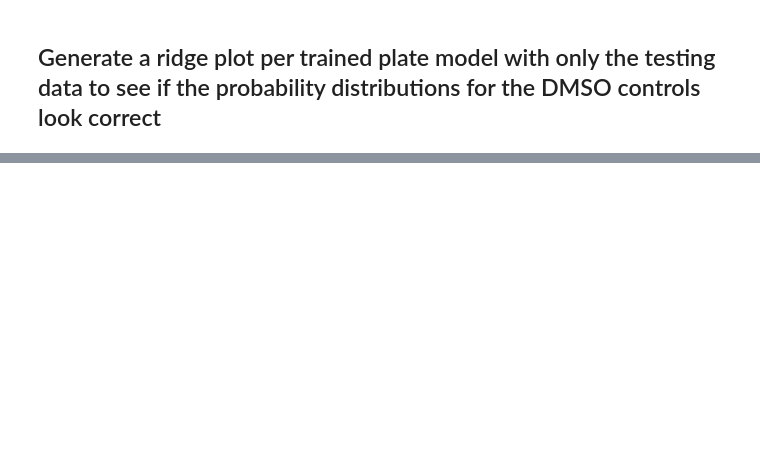
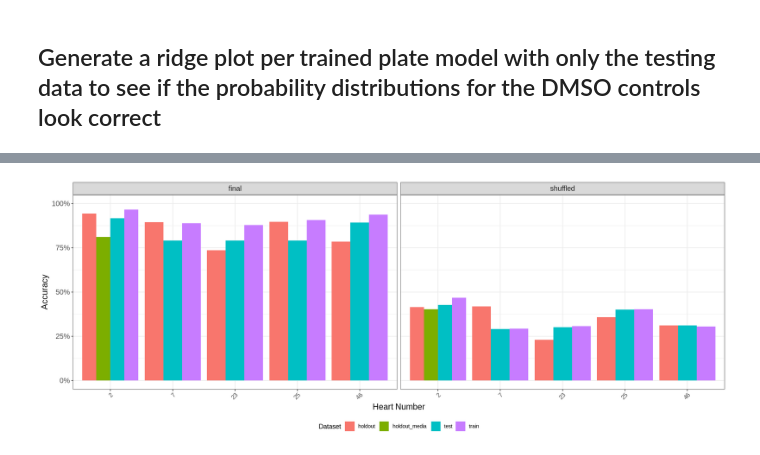
Before and after one commit to WayScience/predicting_cardiac_fibrosis_etiologies, a Jupyter notebook: 5.machine_learning/3.vis_model_performance.ipynb, the cells around one changed output, grey strips where cells are left out. Drawn from its saved outputs; the diff is of its cells as text; code cells hidden in the pictures; blank space fills up the shorter version.

```diff
--- a/5.machine_learning/3.vis_model_performance.ipynb
+++ b/5.machine_learning/3.vis_model_performance.ipynb
@@ -245,0 +315,6 @@ accuracy_barplot
+# %%
+# Load in the accuracy results for multi-class model
+multi_class_accuracy_results <- read_parquet("./performance_metrics/multi_class_heart_accuracy.parquet")
+
+# Print the first few rows of the accuracy results
+head(multi_class_accuracy_results)
@@ -245,0 +331,43 @@ accuracy_barplot
+# %%
+# For heart_number 2: label as "holdout" if DMSO treated, "holdout_media" if None treatment; otherwise keep dataset
+multi_class_accuracy_results <- multi_class_accuracy_results %>%
+    mutate(
+        dataset_modified = case_when(
+            heart_number == 2 & dataset == "holdout" & treatment == "DMSO" ~ "holdout",
+            heart_number == 2 & dataset == "holdout" & (treatment == "None" | is.na(treatment)) ~ "holdout_media",
+            TRUE ~ dataset
+        )
+    )
+# %%
+# Plot accuracy per heart
+height <- 6
+width <- 16
+options(repr.plot.width = width, repr.plot.height = height)
+
+accuracy_barplot <- ggplot(
+    multi_class_accuracy_results,
+    aes(x = factor(heart_number), y = accuracy, fill = dataset_modified)
+) +
+    geom_col(position = "dodge") +
+    facet_wrap(model_type ~ .) +
+    scale_y_continuous(labels = scales::percent_format(accuracy = 1), limits = c(0, 1)) +
+    labs(
+        x = "Heart Number",
+        y = "Accuracy",
+        fill = "Dataset",
+    ) +
+    theme_bw() +
+    theme(
+        axis.text.x = element_text(angle = 45, hjust = 1, size = 10),
+        axis.text.y = element_text(size = 12),
+        axis.title = element_text(size = 14),
+        strip.text = element_text(size = 12),
+        legend.position = "bottom"
+    )
+
+# Save plot
+ggsave(file.path(output_dir, "accuracy_per_heart_multiclass.png"), accuracy_barplot, dpi = 600, width = width, height = height)
+
+accuracy_barplot
+# %% [output]
+[figure, added]
```
Also changed, not shown: parts of 15 cells of this notebook, 50 other files.
